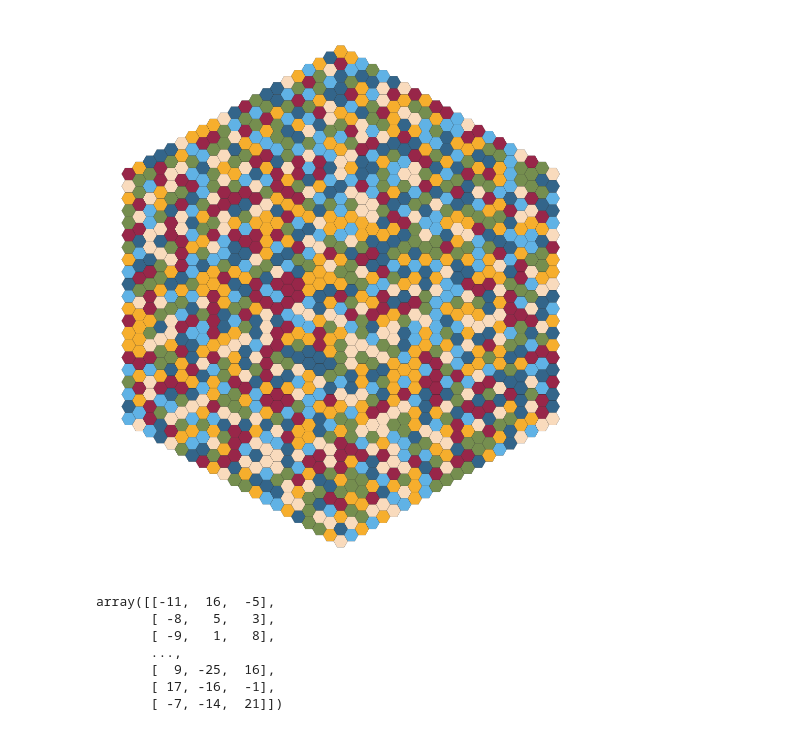
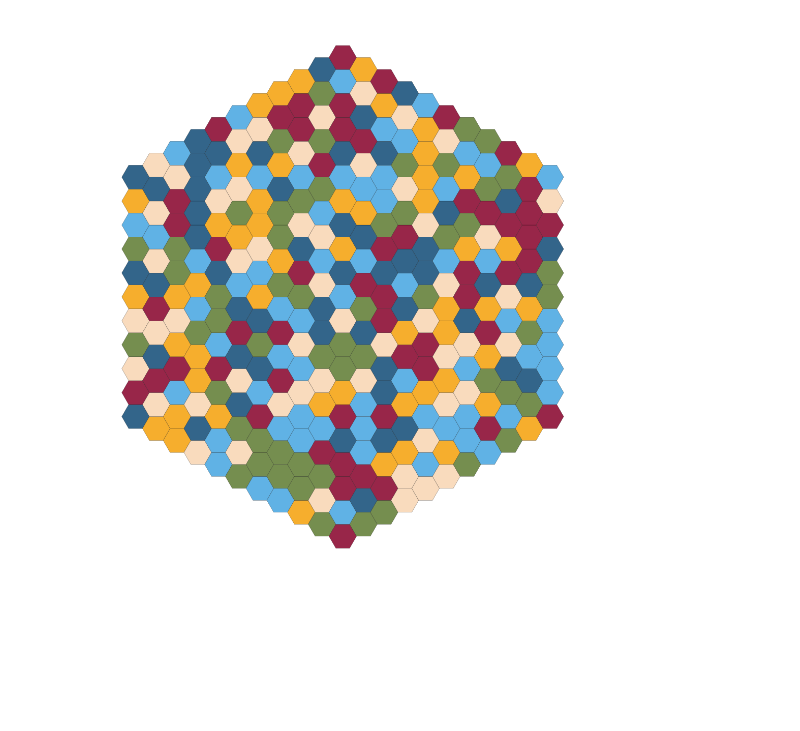
Before and after one commit to SoyBison/computational_rupahistory, a Jupyter notebook: breadboard.ipynb, the cells around one changed output. Drawn from its saved outputs; the diff is of its cells as text; code cells hidden in the pictures; blank space fills up the shorter version.

```diff
--- a/breadboard.ipynb
+++ b/breadboard.ipynb
@@ -11,0 +13,8 @@ import matplotlib.cm as cm
+# %%
+red = '#982649'
+blue = '#60B2E5'
+yellow = '#F6AE2D'
+green = '#758E4F'
+ocean = '#33658A'
+coast = '#F9CB77'
+unclaimed = '#FFFFFF'
@@ -11,0 +109,4 @@ import matplotlib.cm as cm
+# %%
+grid = Grid(50)
+grid.land_and_water(water_coef=2, beach_coef=4)
+draw_map(grid)
@@ -12,5 +115,7 @@ import matplotlib.cm as cm
 # %%
-def draw_map(coords, colors):
+def draw_map(grid):
+    coords = grid.coords
+    colors = grid.colors
     xcoord = coords[:, 0]
     ycoord = 2. * np.sin(np.radians(60)) * (coords[:, 1] - coords[:, 2]) /3.
 
@@ -101,22 +134,6 @@ NameError: name 'q' is not defined
-# %%
-red = '#982649'
-blue = '#60B2E5'
-yellow = '#F6AE2D'
-green = '#758E4F'
-ocean = '#33658A'
-unclaimed = '#F9DBBD'
-coord_mask = make_coords(20)
-colors = random_colors(coord_mask)
-draw_map(coord_mask, colors)
-# %% [output]
-[figure, removed]
-# %%
-make_coords(25)
-# %% [output]
-array([[-11,  16,  -5],
-       [ -8,   5,   3],
-       [ -9,   1,   8],
-       ...,
-       [  9, -25,  16],
-       [ 17, -16,  -1],
-       [ -7, -14,  21]])
+# %%
+grid = Grid(10)
+grid.random_colors()
+draw_map(grid)
+# %% [output]
+[figure, added]
```
Also changed, not shown: parts of 6 cells of this notebook, 1 other file.
